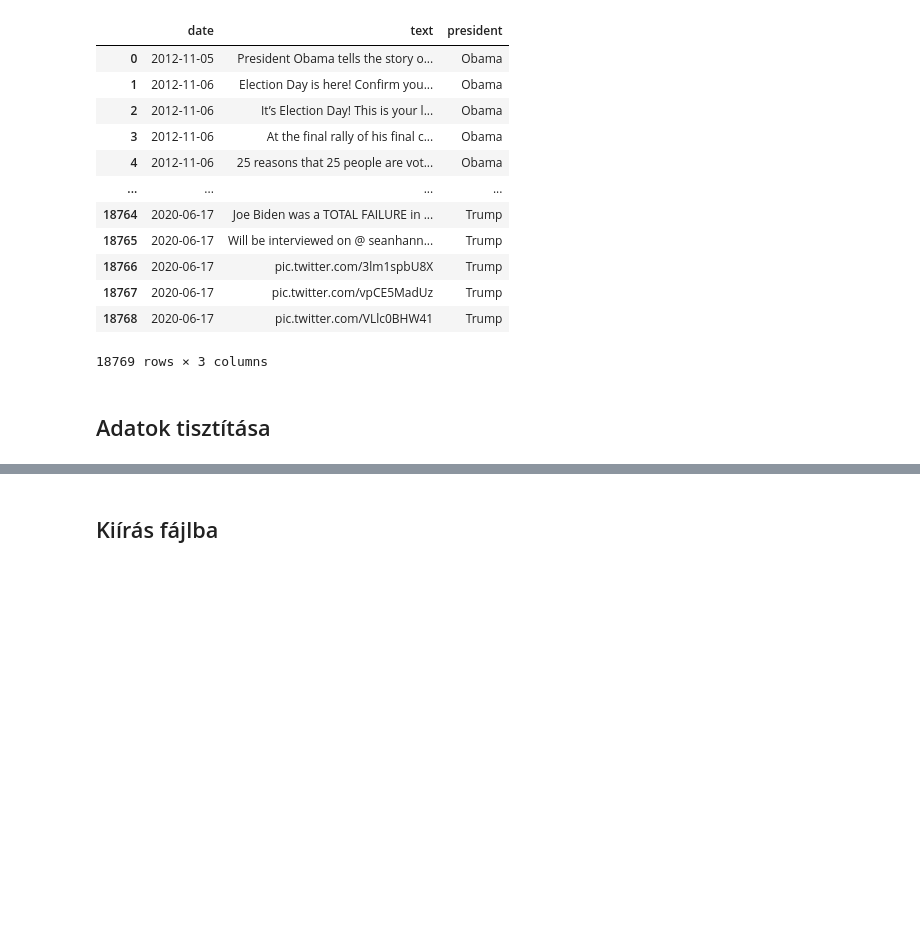
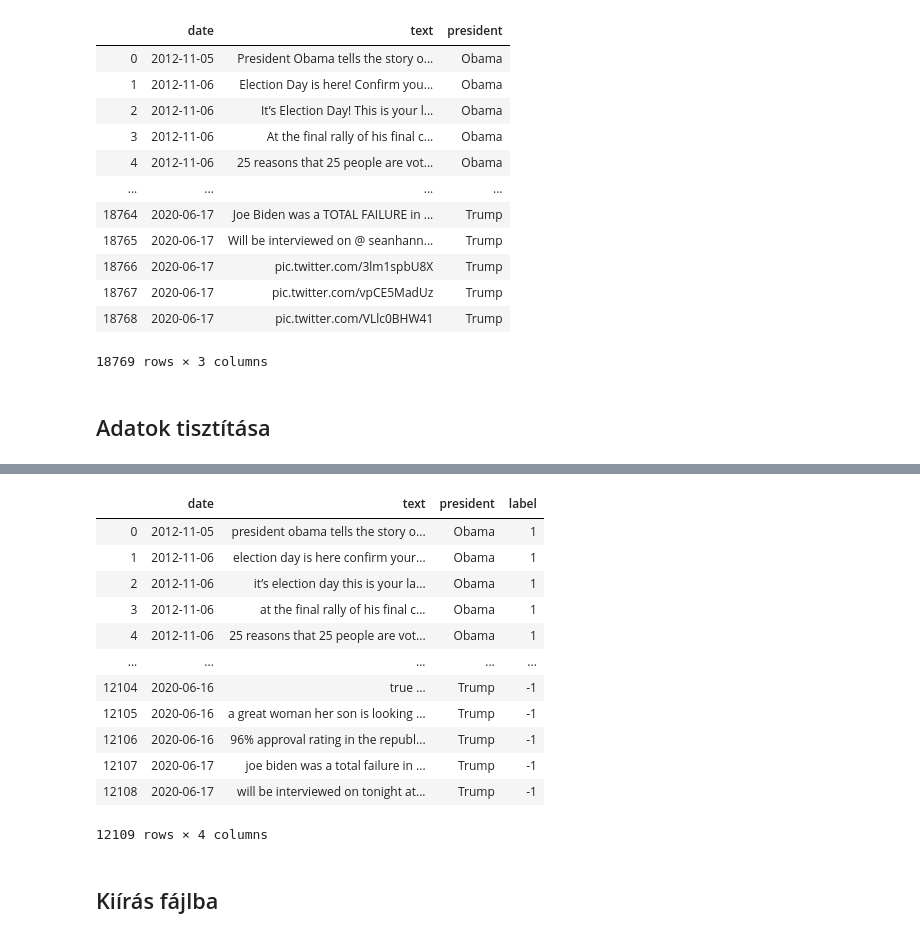
Before and after one commit to bocsardigergely/onallo_kut_fel_2020, a Jupyter notebook: code/preproc.ipynb, the cells around one changed output, grey strips where cells are left out. Saved outputs shown, nothing was run; the diff lists cells and outputs as text; code cells hidden in the pictures; blank space fills up the shorter version.

```diff
--- a/code/preproc.ipynb
+++ b/code/preproc.ipynb
@@ -214,3 +225,20 @@ cjd
+# %%
+ncjd = joined_data.merge(stock_labeled, how='inner', left_on='date', right_on='Date').drop('Date',axis=1)
+ncjd
+# %% [output]
+|  | date | text | president | label |
+| 0 | 2012-11-05 | president obama tells the story o... | Obama | 1 |
+| 1 | 2012-11-06 | election day is here confirm your... | Obama | 1 |
+| 2 | 2012-11-06 | it’s election day this is your la... | Obama | 1 |
+| 3 | 2012-11-06 | at the final rally of his final c... | Obama | 1 |
+| 4 | 2012-11-06 | 25 reasons that 25 people are vot... | Obama | 1 |
+| ... | ... | ... | ... | ... |
+| 12104 | 2020-06-16 | true … | Trump | -1 |
+| 12105 | 2020-06-16 | a great woman her son is looking ... | Trump | -1 |
+| 12106 | 2020-06-16 | 96% approval rating in the republ... | Trump | -1 |
+| 12107 | 2020-06-17 | joe biden was a total failure in ... | Trump | -1 |
+| 12108 | 2020-06-17 | will be interviewed on tonight at... | Trump | -1 |
+12109 rows × 4 columns
 # %% [markdown]
 ## Kiírás fájlba
 # %%
```
Also changed, not shown: parts of 3 cells of this notebook, 4 other files.
